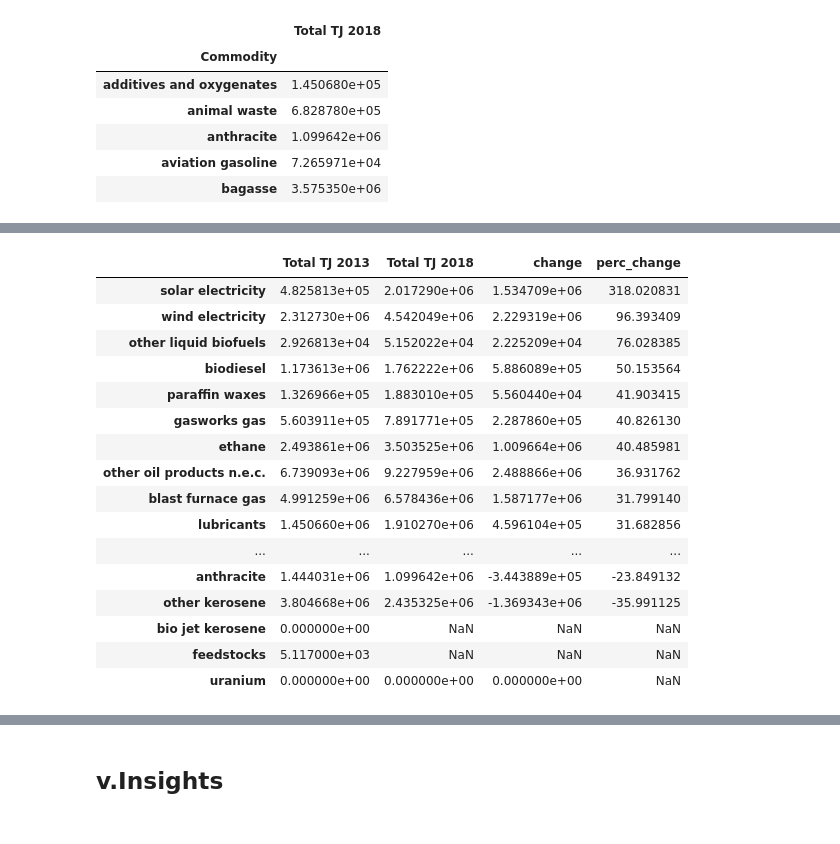
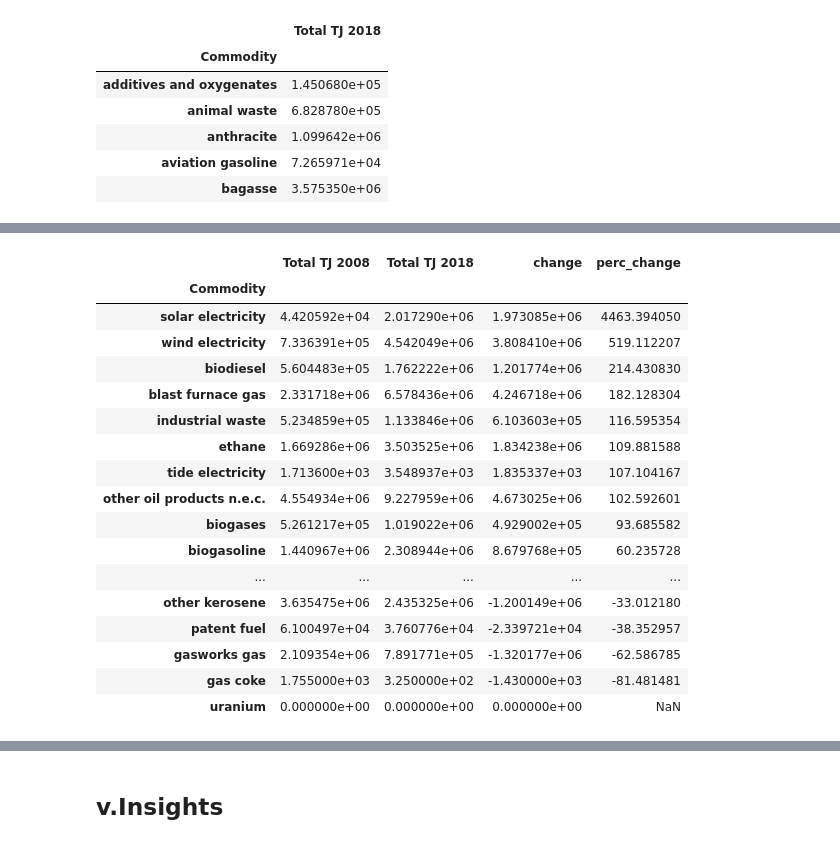
Before and after one commit to rachelmellinthurston/renewable_energy_sources, a Jupyter notebook: all_energy_sources.ipynb, the cells around one changed output, grey strips where cells are left out. Saved outputs shown, nothing was run; the diff lists cells and outputs as text; code cells hidden in the pictures.

```diff
--- a/all_energy_sources.ipynb
+++ b/all_energy_sources.ipynb
@@ -180,18 +178,18 @@ df_2018 = df_merge[df_merge['Year'] == 2018]
 comm_grp_18 = df_2018.groupby(['Commodity'])
 sum_2018 = comm_grp_18['TJ'].agg(['sum'])
 
-#same thing for 2013
+#same thing for 2008
 
-df_2013 = df_merge[df_merge['Year'] == 2013]
-comm_grp_13 = df_2013.groupby(['Commodity'])
-sum_2013 = comm_grp_13['TJ'].agg(['sum'])
+df_2008 = df_merge[df_merge['Year'] == 2008]
+comm_grp_08 = df_2008.groupby(['Commodity'])
+sum_2008 = comm_grp_08['TJ'].agg(['sum'])
 # %%
-#change 'sum' heading to TJ 2018, TJ 2013
+#change 'sum' heading to TJ 2018, TJ 2008
 sum_2018.rename(columns={'sum' : 'Total TJ 2018'}, inplace=True)
-sum_2013.rename(columns={'sum' : 'Total TJ 2013'}, inplace=True)
+sum_2008.rename(columns={'sum' : 'Total TJ 2008'}, inplace=True)
 # %%
-#combine 2018 and 2013 data frames to get percentage change
-allsources_change = pd.concat([sum_2013, sum_2018], axis='columns', sort=False)
+#combine 2018 and 2008 data frames to get percentage change
+allsources_change = pd.concat([sum_2008, sum_2018], axis='columns', sort=False)
 # %%
 sum_2018.head()
 # %% [output]
@@ -227,22 +237,23 @@ AxesSubplot(0.125,0.125;0.775x0.755)
 # %%
-allsources_change['change'] = allsources_change['Total TJ 2018'] - allsources_change['Total TJ 2013']
-allsources_change['perc_change'] = (allsources_change['change'] / allsources_change['Total TJ 2013']) * 100
+allsources_change['change'] = allsources_change['Total TJ 2018'] - allsources_change['Total TJ 2008']
+allsources_change['perc_change'] = (allsources_change['change'] / allsources_change['Total TJ 2008']) * 100
 allsources_change.sort_values(by='perc_change', ascending=False)
 # %% [output]
-|  | Total TJ 2013 | Total TJ 2018 | change | perc_change |
-| solar electricity | 4.825813e+05 | 2.017290e+06 | 1.534709e+06 | 318.020831 |
-| wind electricity | 2.312730e+06 | 4.542049e+06 | 2.229319e+06 | 96.393409 |
-| other liquid biofuels | 2.926813e+04 | 5.152022e+04 | 2.225209e+04 | 76.028385 |
-| biodiesel | 1.173613e+06 | 1.762222e+06 | 5.886089e+05 | 50.153564 |
-| paraffin waxes | 1.326966e+05 | 1.883010e+05 | 5.560440e+04 | 41.903415 |
-| gasworks gas | 5.603911e+05 | 7.891771e+05 | 2.287860e+05 | 40.826130 |
-| ethane | 2.493861e+06 | 3.503525e+06 | 1.009664e+06 | 40.485981 |
-| other oil products n.e.c. | 6.739093e+06 | 9.227959e+06 | 2.488866e+06 | 36.931762 |
-| blast furnace gas | 4.991259e+06 | 6.578436e+06 | 1.587177e+06 | 31.799140 |
-| lubricants | 1.450660e+06 | 1.910270e+06 | 4.596104e+05 | 31.682856 |
+|  | Total TJ 2008 | Total TJ 2018 | change | perc_change |
+| Commodity |  |  |  |  |
+| solar electricity | 4.420592e+04 | 2.017290e+06 | 1.973085e+06 | 4463.394050 |
+| wind electricity | 7.336391e+05 | 4.542049e+06 | 3.808410e+06 | 519.112207 |
+| biodiesel | 5.604483e+05 | 1.762222e+06 | 1.201774e+06 | 214.430830 |
+| blast furnace gas | 2.331718e+06 | 6.578436e+06 | 4.246718e+06 | 182.128304 |
+| industrial waste | 5.234859e+05 | 1.133846e+06 | 6.103603e+05 | 116.595354 |
+| ethane | 1.669286e+06 | 3.503525e+06 | 1.834238e+06 | 109.881588 |
+| tide electricity | 1.713600e+03 | 3.548937e+03 | 1.835337e+03 | 107.104167 |
+| other oil products n.e.c. | 4.554934e+06 | 9.227959e+06 | 4.673025e+06 | 102.592601 |
+| biogases | 5.261217e+05 | 1.019022e+06 | 4.929002e+05 | 93.685582 |
+| biogasoline | 1.440967e+06 | 2.308944e+06 | 8.679768e+05 | 60.235728 |
 | ... | ... | ... | ... | ... |
-| anthracite | 1.444031e+06 | 1.099642e+06 | -3.443889e+05 | -23.849132 |
-| other kerosene | 3.804668e+06 | 2.435325e+06 | -1.369343e+06 | -35.991125 |
-| bio jet kerosene | 0.000000e+00 | NaN | NaN | NaN |
-| feedstocks | 5.117000e+03 | NaN | NaN | NaN |
+| other kerosene | 3.635475e+06 | 2.435325e+06 | -1.200149e+06 | -33.012180 |
+| patent fuel | 6.100497e+04 | 3.760776e+04 | -2.339721e+04 | -38.352957 |
+| gasworks gas | 2.109354e+06 | 7.891771e+05 | -1.320177e+06 | -62.586785 |
+| gas coke | 1.755000e+03 | 3.250000e+02 | -1.430000e+03 | -81.481481 |
 | uranium | 0.000000e+00 | 0.000000e+00 | 0.000000e+00 | NaN |
```
Also changed, not shown: parts of 12 cells of this notebook, 1 other file.
